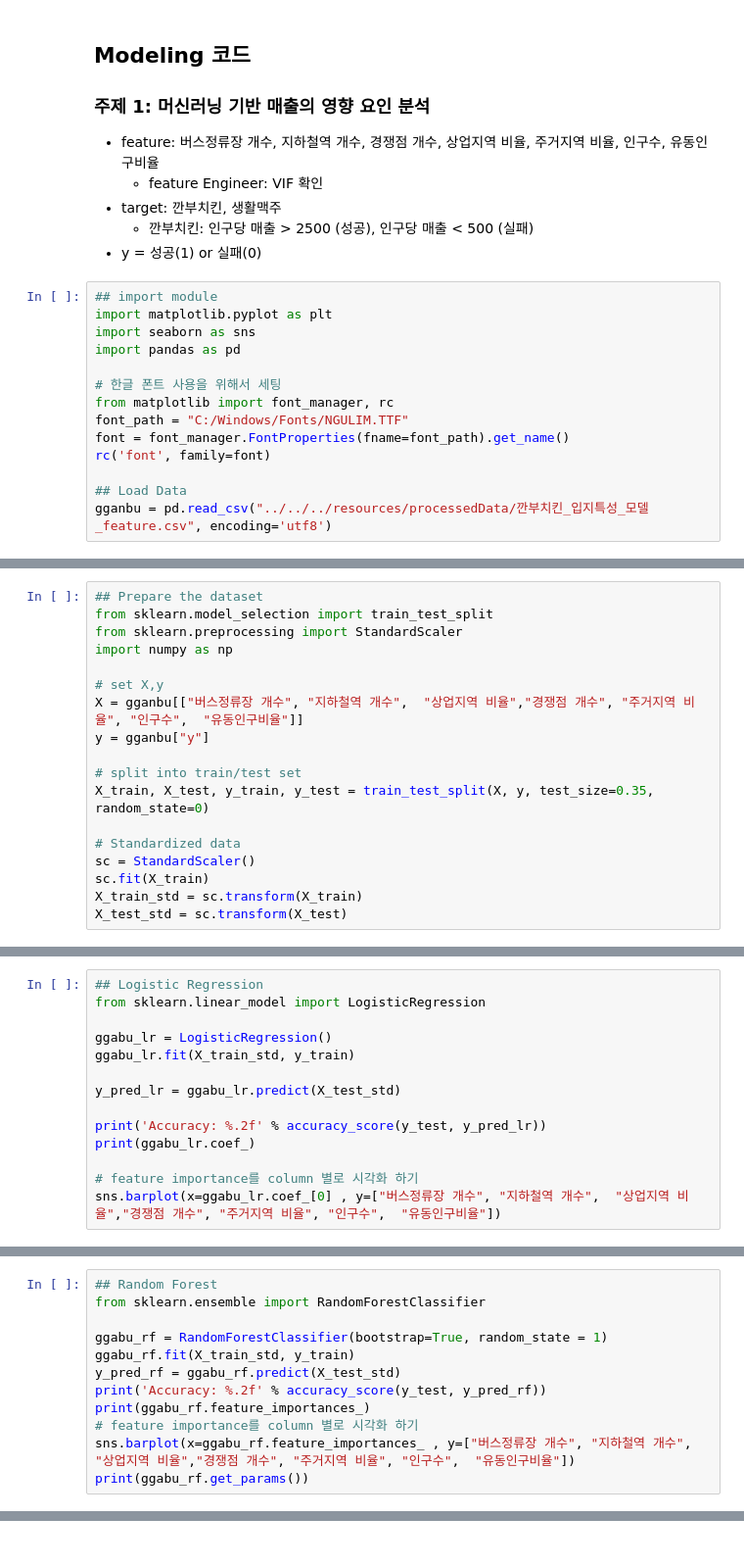
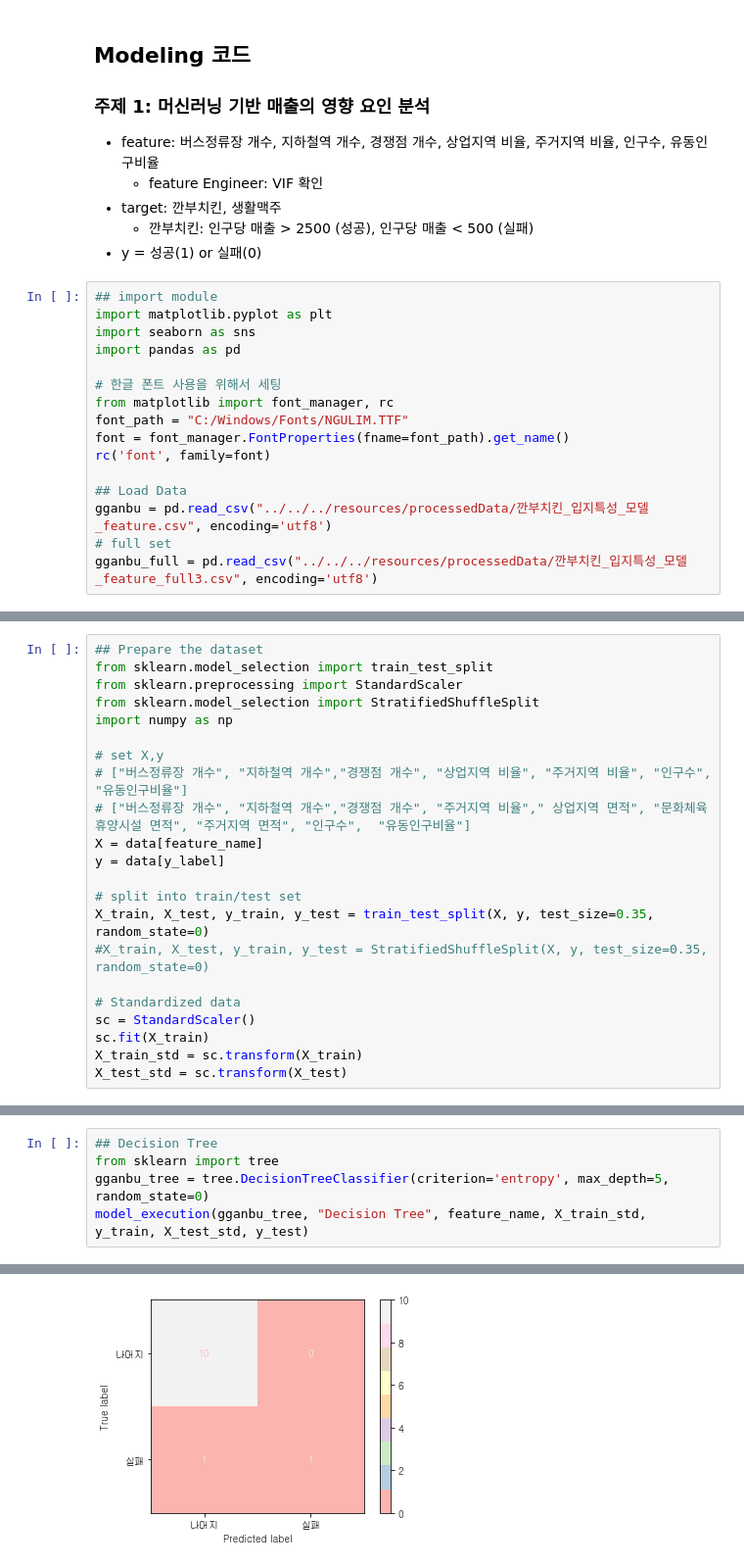
Before and after one commit to POSdata-Sales-Prediction/Store-operation-consulting, a Jupyter notebook: Modeling/Sub1/hof_success_classification.ipynb, the cells around one changed output, grey strips where cells are left out. Shown: that part at 98% size. Saved outputs shown, nothing was run; the diff lists cells and outputs as text.

```diff
--- a/Modeling/Sub1/hof_success_classification.ipynb
+++ b/Modeling/Sub1/hof_success_classification.ipynb
@@ -20,6 +20,8 @@ rc('font', family=font)
 
 ## Load Data
 gganbu = pd.read_csv("../../../resources/processedData/깐부치킨_입지특성_모델_feature.csv", encoding='utf8')
+# full set
+gganbu_full = pd.read_csv("../../../resources/processedData/깐부치킨_입지특성_모델_feature_full3.csv", encoding='utf8')
 # %%
 gganbu
 # %% [output]
@@ -40,14 +108,18 @@ gganbu
 ## Prepare the dataset
 from sklearn.model_selection import train_test_split
 from sklearn.preprocessing import StandardScaler
+from sklearn.model_selection import StratifiedShuffleSplit
 import numpy as np
 
 # set X,y
-X = gganbu[["버스정류장 개수", "지하철역 개수",  "상업지역 비율","경쟁점 개수", "주거지역 비율", "인구수",  "유동인구비율"]]
-y = gganbu["y"]
+# ["버스정류장 개수", "지하철역 개수","경쟁점 개수", "상업지역 비율", "주거지역 비율", "인구수",  "유동인구비율"]
+# ["버스정류장 개수", "지하철역 개수","경쟁점 개수", "주거지역 비율"," 상업지역 면적", "문화체육휴양시설 면적", "주거지역 면적", "인구수",  "유동인구비율"]
+X = data[feature_name]
+y = data[y_label]
 
 # split into train/test set
 X_train, X_test, y_train, y_test = train_test_split(X, y, test_size=0.35, random_state=0)
+#X_train, X_test, y_train, y_test = StratifiedShuffleSplit(X, y, test_size=0.35, random_state=0)
 
 # Standardized data
 sc = StandardScaler()
@@ -98,14 +128,0 @@ Accuracy: 0.80
-# %%
-## Logistic Regression
-from sklearn.linear_model import LogisticRegression
-
-ggabu_lr = LogisticRegression()
-ggabu_lr.fit(X_train_std, y_train)
-
-y_pred_lr = ggabu_lr.predict(X_test_std)
-
-print('Accuracy: %.2f' % accuracy_score(y_test, y_pred_lr))
-print(ggabu_lr.coef_)
-
-# feature importance를 column 별로 시각화 하기
-sns.barplot(x=ggabu_lr.coef_[0] , y=["버스정류장 개수", "지하철역 개수",  "상업지역 비율","경쟁점 개수", "주거지역 비율", "인구수",  "유동인구비율"])
@@ -118,12 +128,0 @@ Accuracy: 0.60
-# %%
-## Random Forest
-from sklearn.ensemble import RandomForestClassifier
-
-ggabu_rf = RandomForestClassifier(bootstrap=True, random_state = 1)
-ggabu_rf.fit(X_train_std, y_train)
-y_pred_rf = ggabu_rf.predict(X_test_std)
-print('Accuracy: %.2f' % accuracy_score(y_test, y_pred_rf))
-print(ggabu_rf.feature_importances_)
-# feature importance를 column 별로 시각화 하기
-sns.barplot(x=ggabu_rf.feature_importances_ , y=["버스정류장 개수", "지하철역 개수",  "상업지역 비율","경쟁점 개수", "주거지역 비율", "인구수",  "유동인구비율"])
-print(ggabu_rf.get_params())
@@ -135,0 +189,6 @@ Accuracy: 0.80
+# %%
+## Decision Tree
+from sklearn import tree
+gganbu_tree = tree.DecisionTreeClassifier(criterion='entropy', max_depth=5, random_state=0)
+model_execution(gganbu_tree, "Decision Tree", feature_name, X_train_std, y_train, X_test_std, y_test)
+# %% [output]
@@ -135,0 +201 @@ Accuracy: 0.80
+[figure, added]
```
Also changed, not shown: parts of 15 cells of this notebook, 1 other file.
